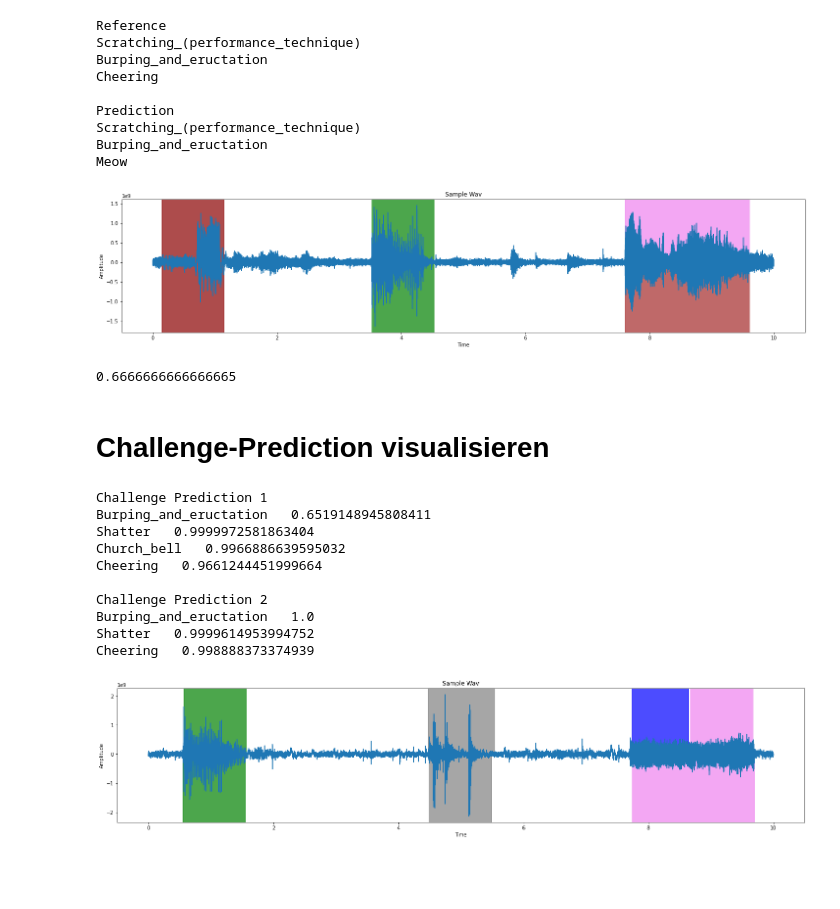
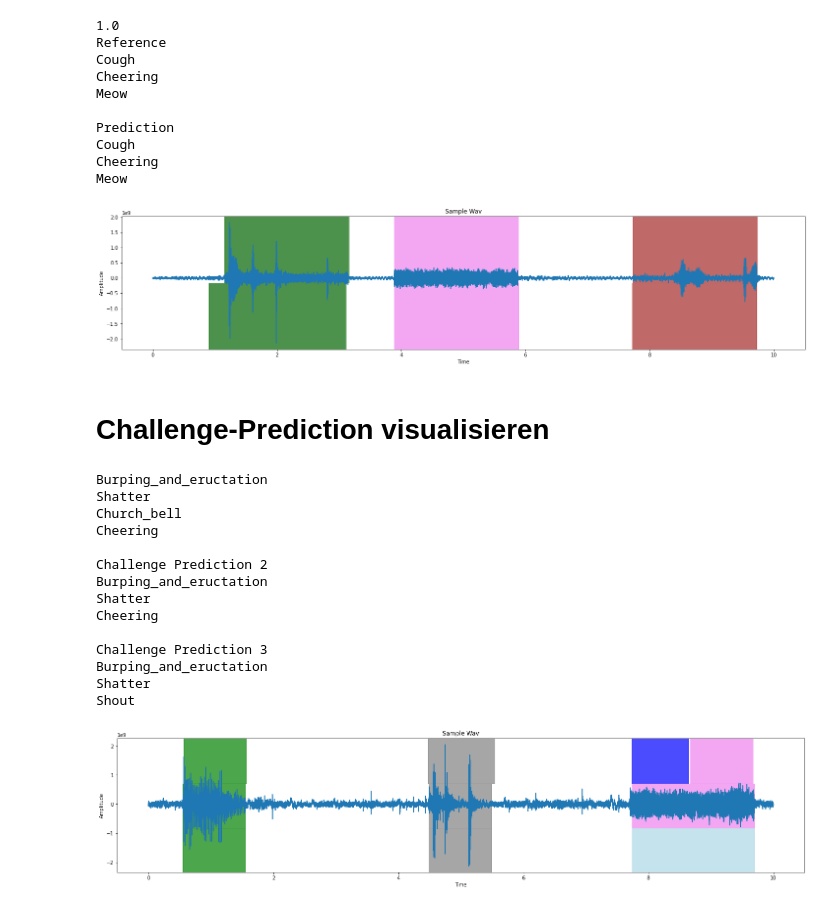
Before and after one commit to ajochim/bbdc2021, a Jupyter notebook: exploration/audio_exploration.ipynb, the cells around one changed output. Drawn from its saved outputs; the diff is of its cells as text; code cells hidden in the pictures; blank space fills up the shorter version.

Commit message:
Prediction-Files

```diff
--- a/exploration/audio_exploration.ipynb
+++ b/exploration/audio_exploration.ipynb
@@ -6,8 +6,8 @@ from scipy.io.wavfile import read
 import matplotlib.pyplot as plt
 from psds_eval import PSDSEval
 # %%
-reference = pd.read_csv('../data/train.csv')
-prediction = pd.read_csv('../predictions/jannes/secondPrediction.csv')
+reference = pd.read_csv('../data/test.csv')
+prediction = pd.read_csv('../predictions/jannes/Prediction2d_pp_test.csv')
 labels = ['Bark', 'Burping_and_eructation', 'Camera', 'Cheering', 'Church_bell', 'Cough', 'Doorbell', 'Fireworks', 'Meow', 'Scratching_(performance_technique)', 'Shatter', 'Shout']
 colors = ['red','green', 'orange', 'violet', 'blue', 'darkgreen', 'turquoise', 'darkblue', 'brown', 'darkred', 'gray', 'lightblue']
 fs = 16000
@@ -22,52 +22,56 @@ def score_all(hyp_data, ref_data):
     psds_eval.add_operating_point(hyp_data, info=info)
     return psds_eval.psds(max_efpr=100).value
 # %%
-file = "00146_mix.wav"
+file = "09001_mix.wav"
 referenceLabel = reference.loc[reference["filename"]==file]
 predictionLabel = prediction.loc[prediction["filename"]==file]
 
 plt.figure(figsize=(25,5))
 # read audio samples
 input_data = read("../data/final_pre_dataset/dev/"+file)
 audio = input_data[1]
 time=np.linspace(0, len(audio)/fs, num=len(audio))
 plt.plot(time,audio)
 plt.ylabel("Amplitude")
 plt.xlabel("Time")
 plt.title("Sample Wav")
 
+print(score_all(predictionLabel, referenceLabel))
+
 print("Reference")
 for index,row in referenceLabel.iterrows():
     plt.axvspan(row['onset'], row['offset'], alpha=0.7, color=colors[labels.index(row['event_label'])], ymin=0.5, ymax=1)
     print(row["event_label"])
 print("\nPrediction")
 for index,row in predictionLabel.iterrows():
     plt.axvspan(row['onset'], row['offset'], alpha=0.7, color=colors[labels.index(row['event_label'])], ymin=0, ymax=0.5)
     print(row["event_label"])
 plt.show()
-print(score_all(predictionLabel, referenceLabel))
 # %% [output]
+1.0
 Reference
-Scratching_(performance_technique)
-Burping_and_eructation
+Cough
 Cheering
+Meow
 
 Prediction
-Scratching_(performance_technique)
-Burping_and_eructation
+Cough
+Cheering
 Meow
-[figure, old version]
+[figure, new version]
-0.6666666666666665
 # %% [markdown]
 # Challenge-Prediction visualisieren
 # %%
 file = "11259_mix.wav"
 
-chalPrediction1 = pd.read_csv('../predictions/jannes/LP1d_PredictionChallenge_probs.csv')
+chalPrediction1 = pd.read_csv('../submissions/submission01/LP1d_PredictionChallenge.csv')
 label1 = chalPrediction1.loc[chalPrediction1["filename"]==file]
 
-chalPrediction2 = pd.read_csv('../predictions/jannes/2d_PredictionChallenge_mel.csv')
+chalPrediction2 = pd.read_csv('../submissions/submission03/2d_PredictionChallenge_mel.csv')
 label2 = chalPrediction2.loc[chalPrediction2["filename"]==file]
+
+chalPrediction3 = pd.read_csv('../predictions/jannes/secondPredictionChallenge.csv')
+label3 = chalPrediction3.loc[chalPrediction3["filename"]==file]
 
 plt.figure(figsize=(25,5))
 # read audio samples
@@ -79,24 +83,32 @@ plt.ylabel("Amplitude")
 plt.xlabel("Time")
 plt.title("Sample Wav")
 
-print("Challenge Prediction 1")
+#print("Challenge Prediction 1")
 for index,row in label1.iterrows():
-    plt.axvspan(row['onset'], row['offset'], alpha=0.7, color=colors[labels.index(row['event_label'])], ymin=0.5, ymax=1)
-    print(row["event_label"]+"   "+str(row["MedianProb"]))
+    plt.axvspan(row['onset'], row['offset'], alpha=0.7, color=colors[labels.index(row['event_label'])], ymin=0.66, ymax=1)
+    print(row["event_label"])
 print("\nChallenge Prediction 2")
 for index,row in label2.iterrows():
-    plt.axvspan(row['onset'], row['offset'], alpha=0.7, color=colors[labels.index(row['event_label'])], ymin=0, ymax=0.5)
-    print(row["event_label"]+"   "+str(row["MedianProb"]))
+    plt.axvspan(row['onset'], row['offset'], alpha=0.7, color=colors[labels.index(row['event_label'])], ymin=0.33, ymax=0.66)
+    print(row["event_label"])
+print("\nChallenge Prediction 3")
+for index,row in label3.iterrows():
+    plt.axvspan(row['onset'], row['offset'], alpha=0.7, color=colors[labels.index(row['event_label'])], ymin=0, ymax=0.33)
+    print(row["event_label"])
 plt.show()
 # %% [output]
-Challenge Prediction 1
-Burping_and_eructation   0.6519148945808411
-Shatter   0.9999972581863404
-Church_bell   0.9966886639595032
-Cheering   0.9661244451999664
+Burping_and_eructation
+Shatter
+Church_bell
+Cheering
 
 Challenge Prediction 2
-Burping_and_eructation   1.0
-Shatter   0.9999614953994752
-Cheering   0.998888373374939
+Burping_and_eructation
+Shatter
+Cheering
+
+Challenge Prediction 3
+Burping_and_eructation
+Shatter
+Shout
-[figure, old version]
+[figure, new version]
```
Also changed, not shown: 7 other files.
